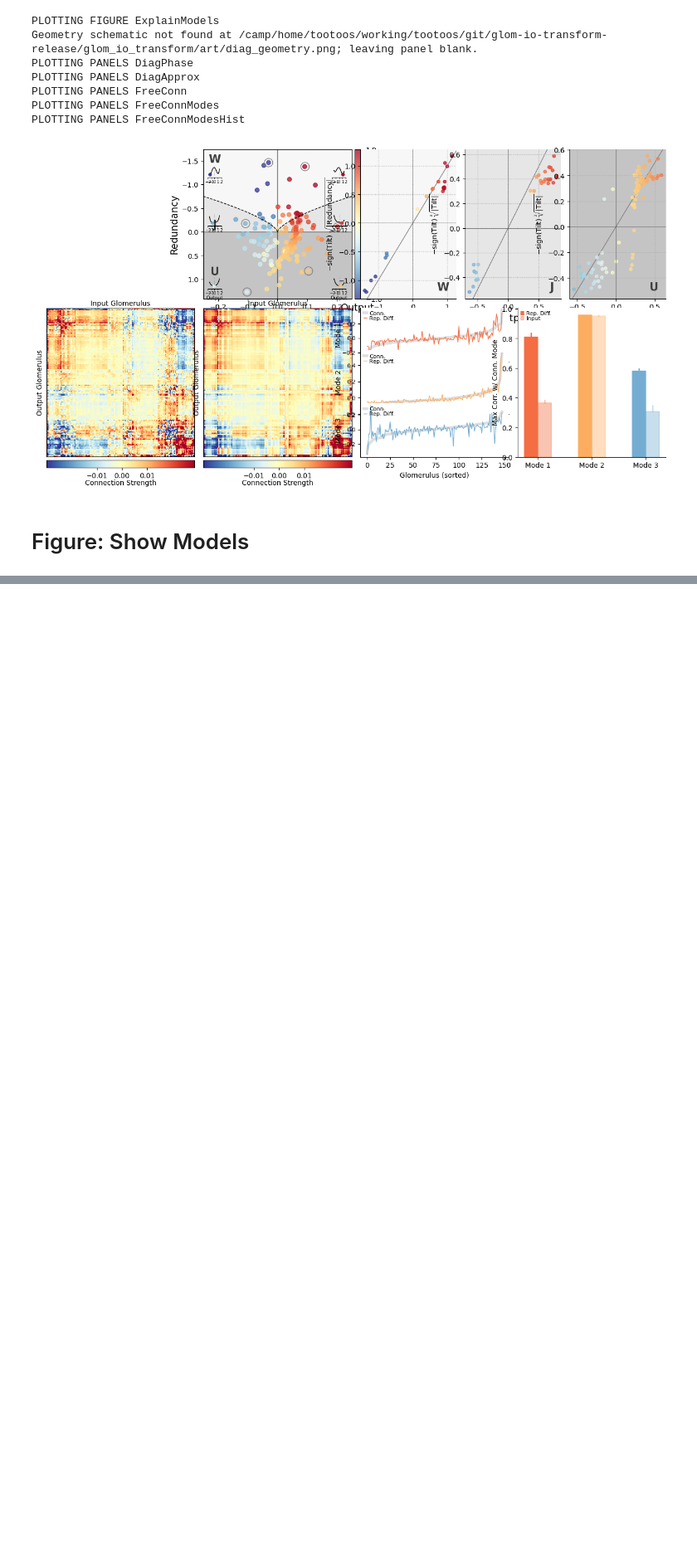
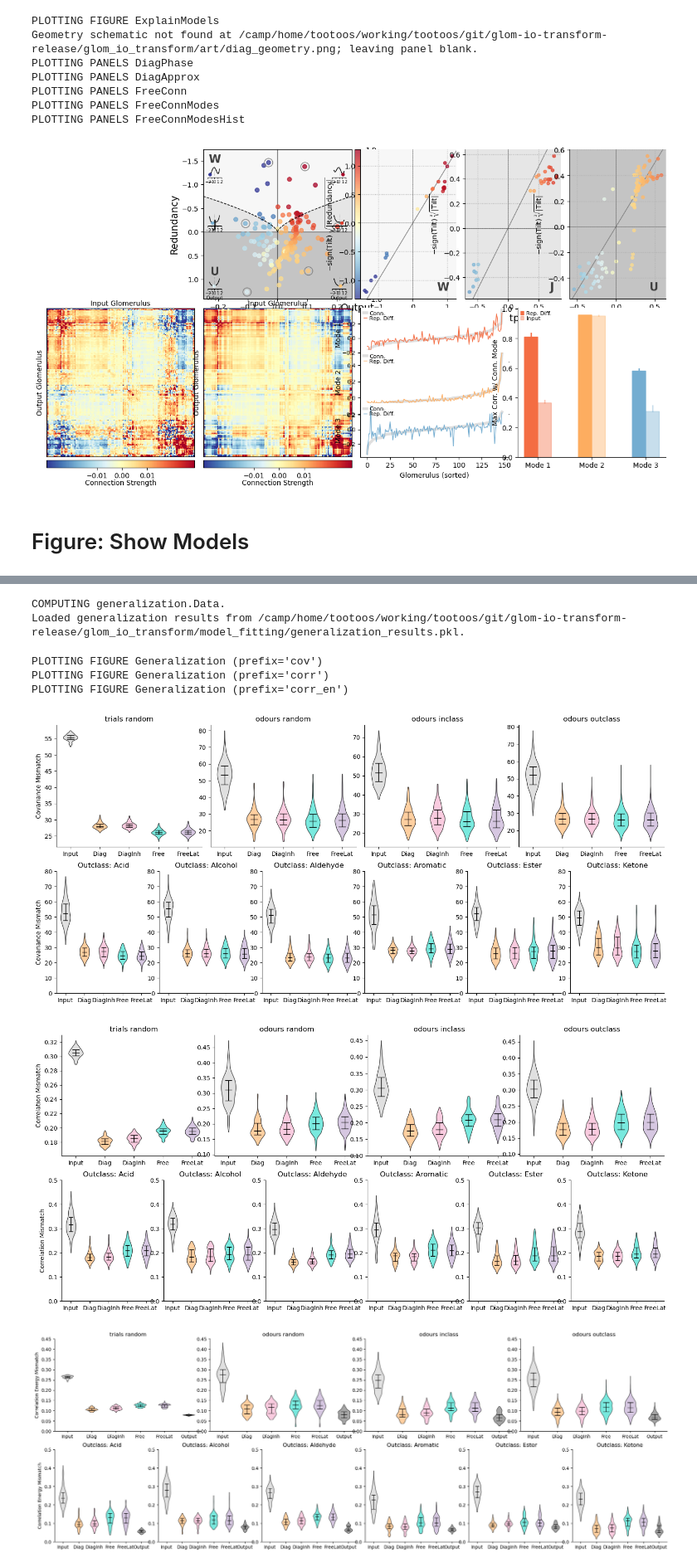
Before and after one commit to stootoon/glom-io-transform-release, a Jupyter notebook: glom_io_transform/analysis/fig_driver.ipynb, the cells around one changed output, grey strips where cells are left out. Shown at 83% size. Cells and saved outputs as stored; diff of their text form; code cells hidden in the pictures; blank space fills up the shorter version.

```diff
--- a/glom_io_transform/analysis/fig_driver.ipynb
+++ b/glom_io_transform/analysis/fig_driver.ipynb
@@ -82,0 +85,18 @@ PLOTTING PANELS Schem
+# %%
+from glom_io_transform.analysis.compute import generalization as compute_generalization
+reload(compute_generalization)
+generalization_data = compute_generalization.Data().compute()
+# %% [output]
+COMPUTING generalization.Data.
+Loaded generalization results from /camp/home/tootoos/working/tootoos/git/glom-io-transform-release/glom_io_transform/model_fitting/generalization_results.pkl.
+# %%
+from glom_io_transform.analysis.figures import generalization as fig_generalization; reload(fig_generalization)
+for metric in ["cov", "corr", "corr_en"]:
+    fig_generalization.Supp.plot(generalization_data, prefix=metric, figsize=(18 if metric !="corr_en" else 24, 8))
+# %% [output]
+PLOTTING FIGURE Generalization (prefix='cov')
+PLOTTING FIGURE Generalization (prefix='corr')
+PLOTTING FIGURE Generalization (prefix='corr_en')
+[figure, added]
+[figure, added]
+[figure, added]
```
Also changed, not shown: parts of 3 cells of this notebook.
